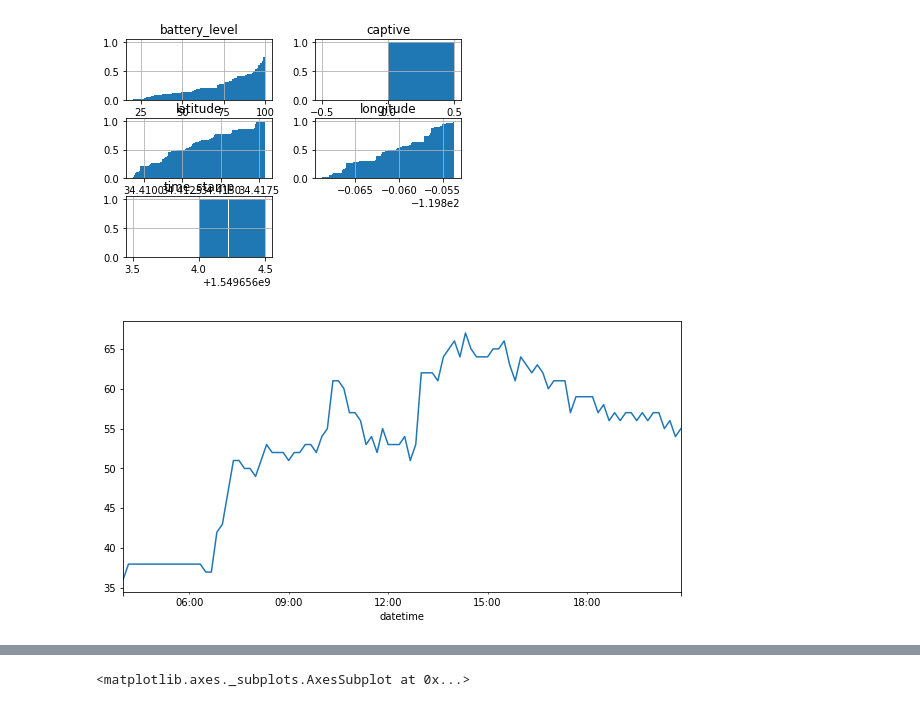
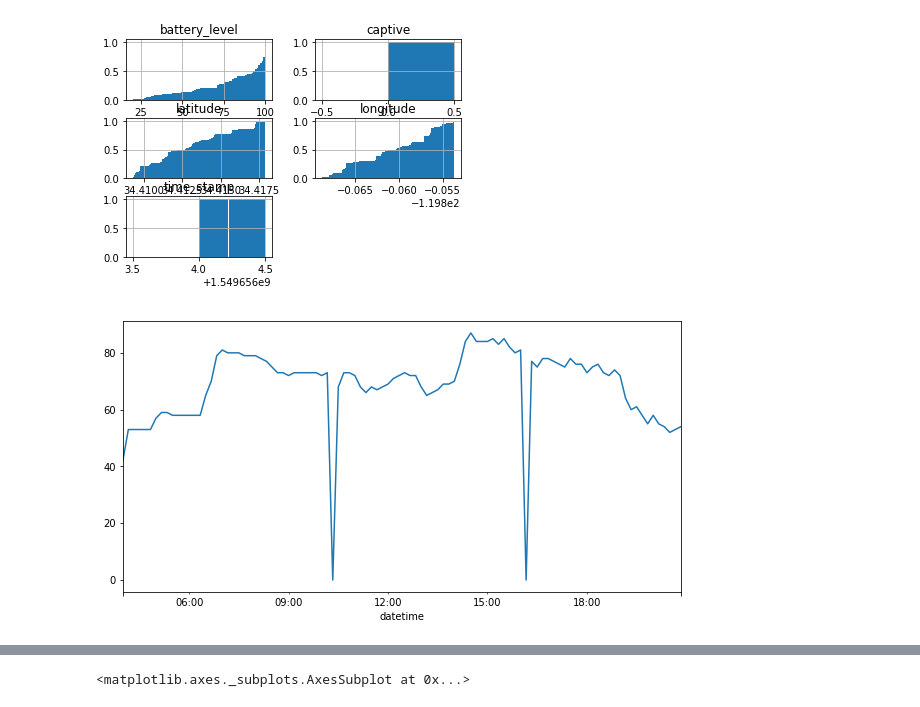
Before and after one commit to brandonapon/birdwatcher, a Jupyter notebook: src/trend_analysis/ride_time_trends.ipynb, the cells around one changed output, grey strips where cells are left out. Drawn from its saved outputs; the diff is of its cells as text; code cells hidden in the pictures.

```diff
--- a/src/trend_analysis/ride_time_trends.ipynb
+++ b/src/trend_analysis/ride_time_trends.ipynb
@@ -154,9 +159,9 @@ plt.show()
 # %% [output]
 [figure]
 # %%
-get_count_for_date('2019-02-04')
+get_count_for_date('2019-02-09')
 # %% [output]
-[figure, old version]
+[figure, new version]
 # %%
 date_df.plot(kind='bar',figsize=(10,5))
 # %% [output]
```
Also changed, not shown: parts of 4 cells of this notebook, 5 other files.
